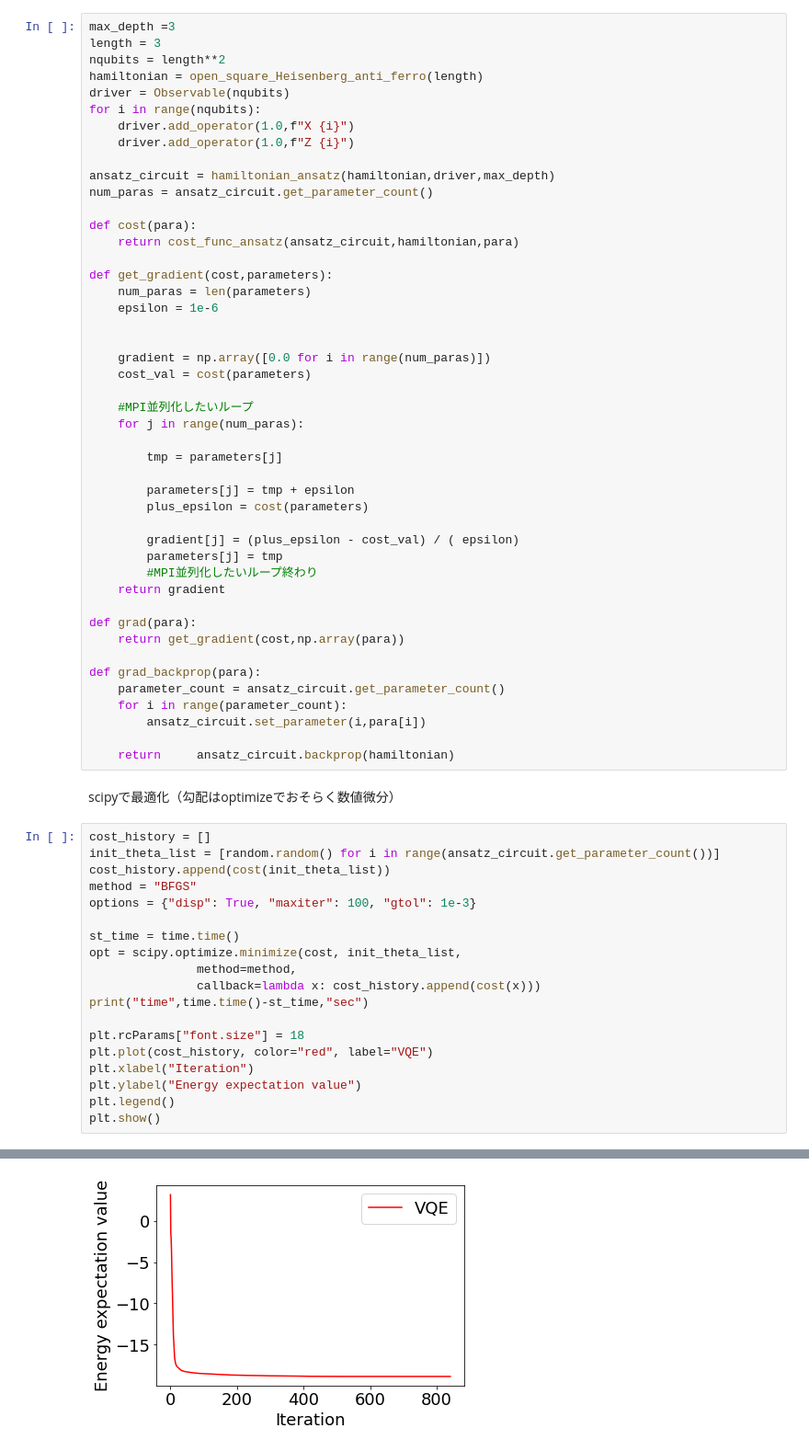
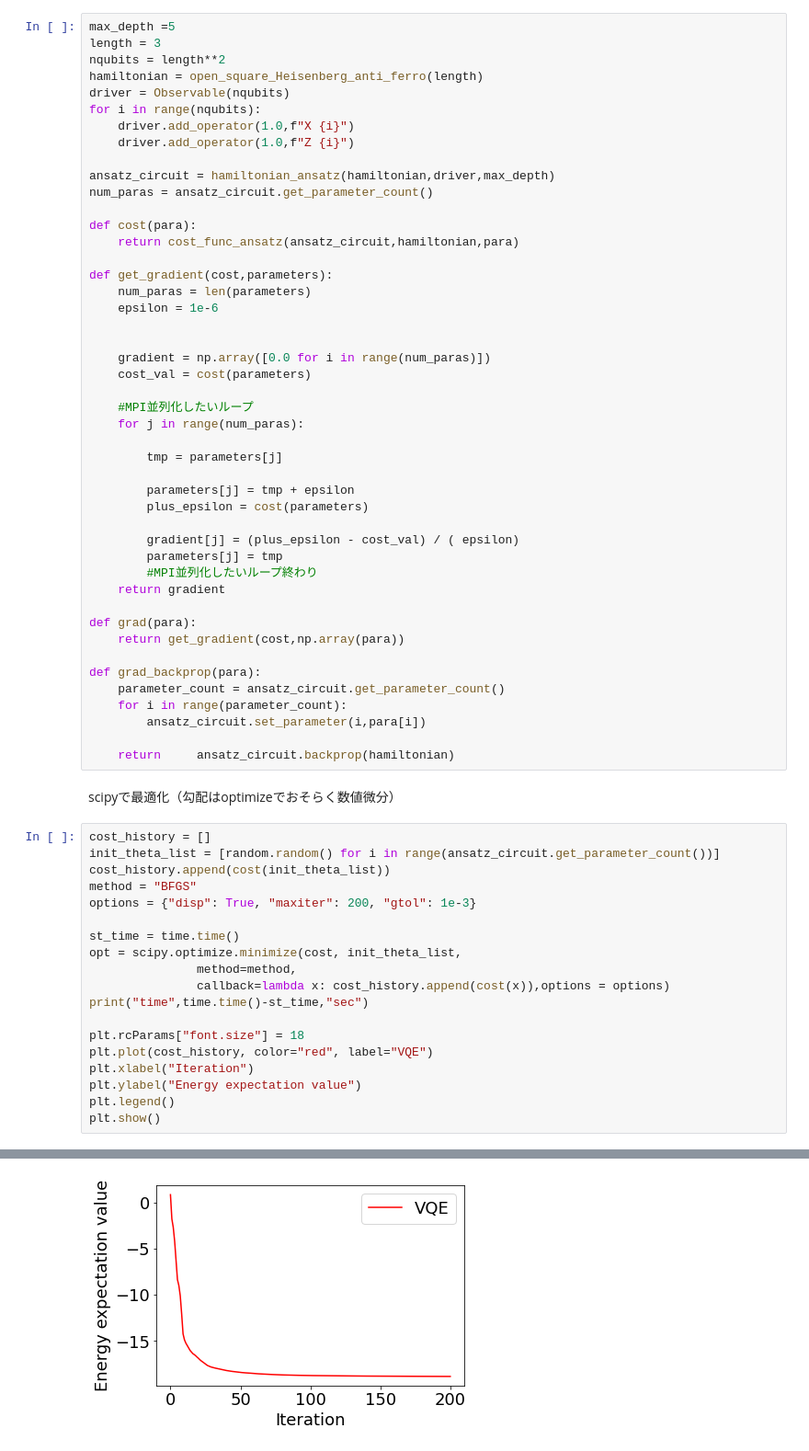
Before and after one commit to keisukefujii/QulacsExamples, a Jupyter notebook: qulacs_vqe_backprop.ipynb, the cells around one changed output, grey strips where cells are left out. Shown: that part at 92% size. Saved outputs shown, nothing was run; the diff lists cells and outputs as text.

```diff
--- a/qulacs_vqe_backprop.ipynb
+++ b/qulacs_vqe_backprop.ipynb
@@ -109,7 +109,7 @@ def open_square_Heisenberg_anti_ferro(length):
 - ハンザッツはハミルトニアンから構成（QAOA的な）
 - scipy.optimizeのBFGSで、勾配をbackpropで与えた場合とそうでない場合で比較
 # %%
-max_depth =3
+max_depth =5
 length = 3
 nqubits = length**2
 hamiltonian = open_square_Heisenberg_anti_ferro(length)
@@ -161,12 +161,12 @@ cost_history = []
 init_theta_list = [random.random() for i in range(ansatz_circuit.get_parameter_count())]
 cost_history.append(cost(init_theta_list))
 method = "BFGS"
-options = {"disp": True, "maxiter": 100, "gtol": 1e-3}
+options = {"disp": True, "maxiter": 200, "gtol": 1e-3}
 
 st_time = time.time()
 opt = scipy.optimize.minimize(cost, init_theta_list,
                method=method,
-               callback=lambda x: cost_history.append(cost(x)))
+               callback=lambda x: cost_history.append(cost(x)),options = options)
 print("time",time.time()-st_time,"sec")
 
 plt.rcParams["font.size"] = 18
@@ -180,4 +185,4 @@ time 124.05245590209961 sec
-[figure, old version]
+[figure, new version]
 # %%
 cost_history = []
 init_theta_list = [random.random() for i in range(ansatz_circuit.get_parameter_count())]
```
Also changed, not shown: parts of 8 cells of this notebook, 11 other files.
